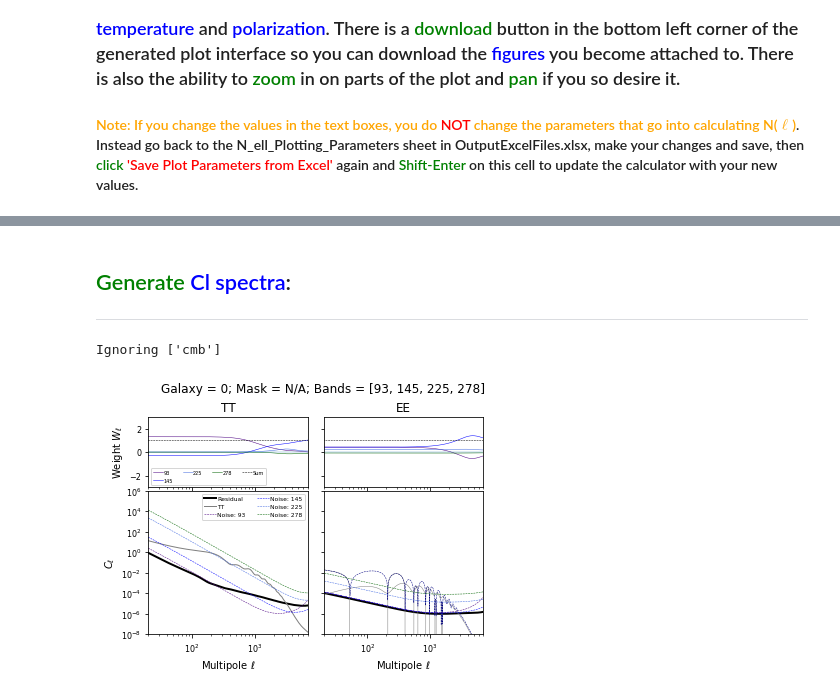
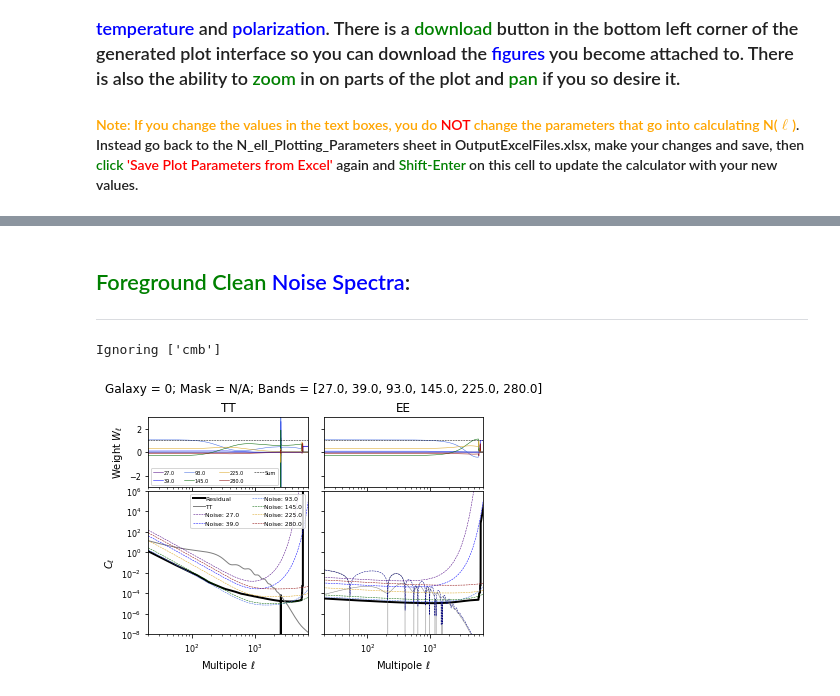
Before and after one commit to ahryciuk/CMBS4_Noise_Modeling, a Jupyter notebook: S4 Noise Modeling Interface.ipynb, the cells around one changed output, grey strips where cells are left out. Saved outputs shown, nothing was run; the diff lists cells and outputs as text; code cells hidden in the pictures.

```diff
--- a/S4 Noise Modeling Interface.ipynb
+++ b/S4 Noise Modeling Interface.ipynb
@@ -408,7 +396,7 @@ white noise level:  [2.5154364043051833, 2.5154364043051833, 8.678255594852882,
 [interactive output not drawn]
 [interactive output not drawn]
 # %% [markdown]
-## <font color='green'>Generate</font> <font color='blue'>Cl spectra</font>:
+## <font color='green'>Foreground Clean </font> <font color='blue'>Noise Spectra</font>:
 
 ---
 # %%
@@ -443,14 +431,14 @@ def calc_cl_spec(a):
 
     #try:
     band_centers = plot_params_values[0]
-    sensitivities = plot_params_values[17]
+    sensitivities = plot_params_values[15]
     beam_sizes = plot_params_values[1]
     ell_max = plot_params_values[9]
     nl_dic = {'T':N_ell_T_LA,'P':N_ell_P_LA}
-    nl_dic['T'][(145,93)] = nl_dic['T'][(93,145)]
-    nl_dic['T'][(278,225)] = nl_dic['T'][(225,278)]
-    nl_dic['P'][(145,93)] = nl_dic['P'][(93,145)]
-    nl_dic['P'][(278,225)] = nl_dic['P'][(225,278)]
+    #nl_dic['T'][(145,93)] = nl_dic['T'][(93,145)]
+    #nl_dic['T'][(280,225)] = nl_dic['T'][(225,280)]
+    #nl_dic['P'][(145,93)] = nl_dic['P'][(93,145)]
+    #nl_dic['P'][(280,225)] = nl_dic['P'][(225,280)]
     #bl_dic = package_beam_dic(white_noise_levels_T=sensitivities,
     #                          white_noise_levels_P=sensitivities,
     #                          band_centers = band_centers,
@@ -483,31 +471,31 @@ calc_cl_layout = Layout(display = 'flex',
                     height = '100px')
 add_box_layout = Layout(display = 'flex',
                    flex_flow = 'column',
                     justify_content='space-between',
                     align_items = 'stretch',
                    border = 'solid',
                    width = '300px',
                     height = '75px')
 convert_parameters = ipw.Button(description='Convert Comp Sep Params to Excel',layout=add_box_layout)
 append_parameters = ipw.Button(description='Overwrite Comp Sep Text File',layout=add_box_layout)
 append_parameters.style.button_color='lightblue'
 convert_parameters.style.button_color='violet'
 
 calc_cl = ipw.Button(description='Calculate Cl Component Spectra',layout=calc_cl_layout,button_style='primary')
 calc_cl.style.button_color='green'
 
 #Define clicking
 convert_parameters.on_click(convert_comp_sep)
 append_parameters.on_click(app_comp_sep)
 calc_cl.on_click(calc_cl_spec)
 
 
 param_buttons = HBox([convert_parameters,append_parameters])
 
 total_cls = VBox([param_buttons,calc_cl])
 total_cls.layout.margin = '0px 0px 0px 175px'
 total_cls
 #######################################################
 # %% [output]
 Ignoring ['cmb']
-[figure, old version]
+[figure, new version]
```
Also changed, not shown: parts of 31 cells of this notebook, 2 other files.
